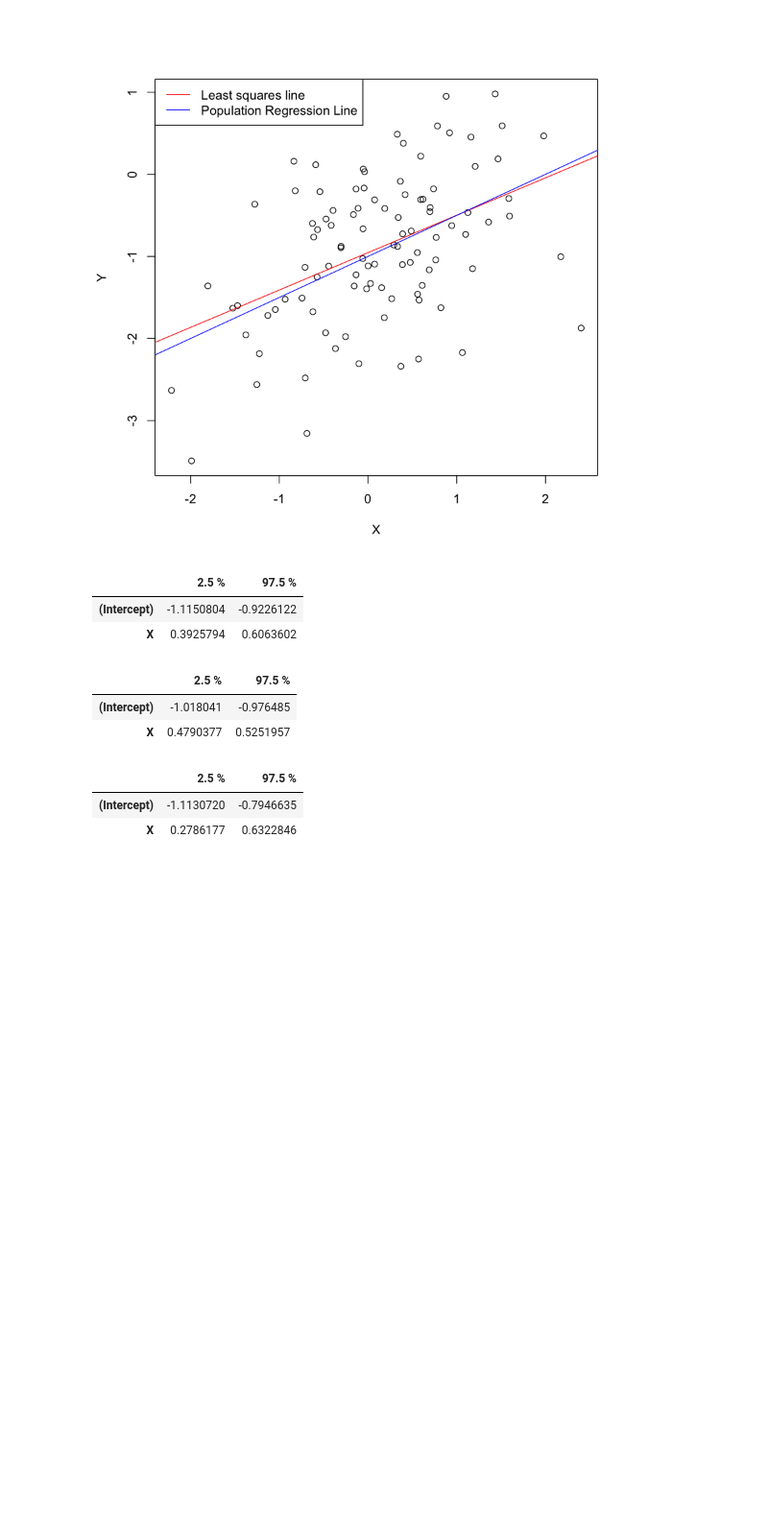
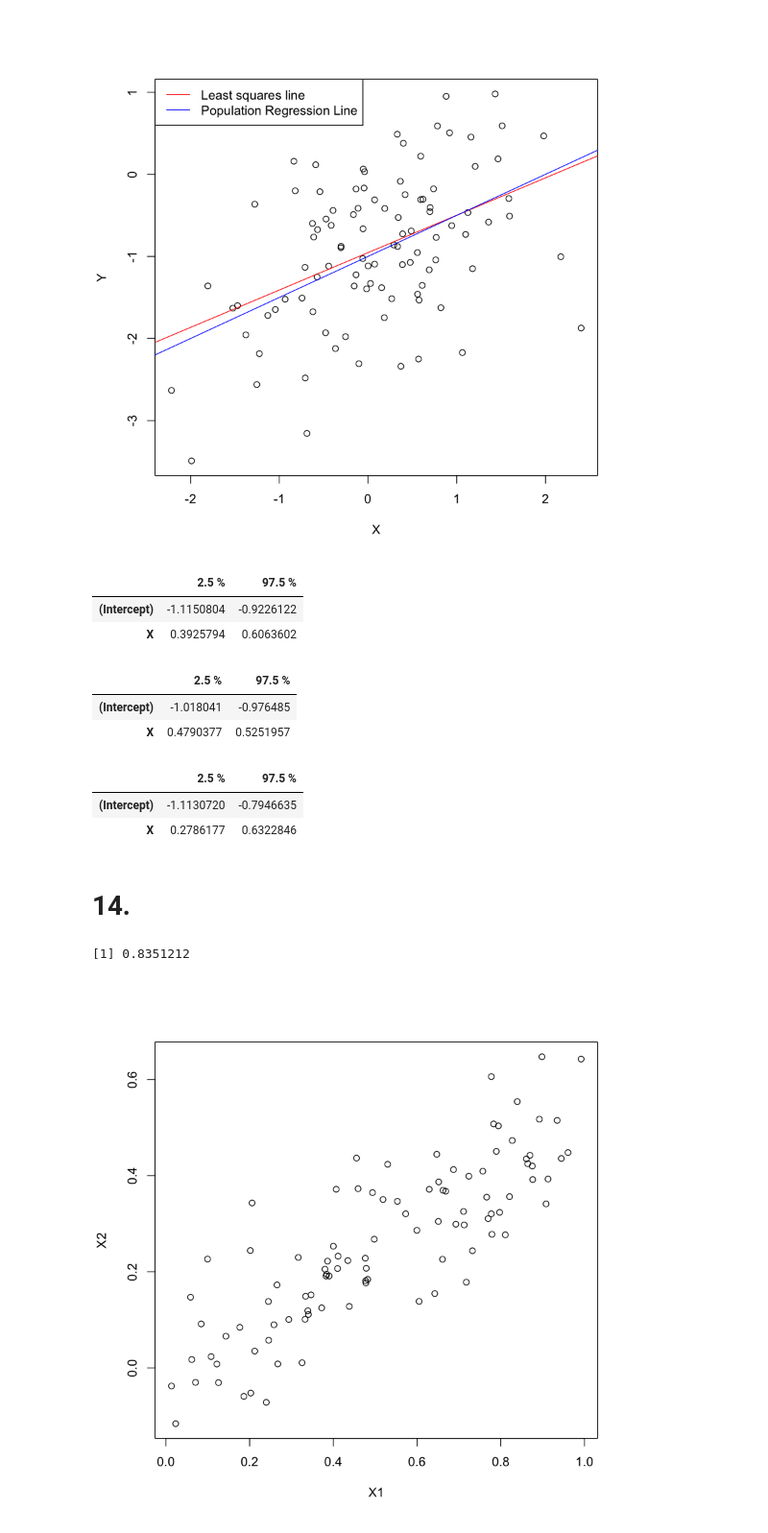
Before and after one commit to Deborah-Digges/statistical-learning, a Jupyter notebook: linear-regression/solution-linear-regression-part-3.ipynb, the cells around one changed output. Shown at 96% size. Drawn from its saved outputs; the diff is of its cells as text; code cells hidden in the pictures; blank space fills up the shorter version.

```diff
--- a/linear-regression/solution-linear-regression-part-3.ipynb
+++ b/linear-regression/solution-linear-regression-part-3.ipynb
@@ -224,0 +227,8 @@ confint(more_noise_fit)
+# %% [markdown]
+# 14.
+# %%
+# a.)
+set.seed(1)
+X1 = runif(100)
+X2 = 0.5 * X1 + rnorm(100)/10
+Y = 2 + 2 * X1 + 0.3 * X2 + rnorm(100)
@@ -224,0 +241,8 @@ confint(more_noise_fit)
+# %%
+cor(X1, X2)
+# %% [output]
+[1] 0.8351212
+# %%
+plot(X1, X2)
+# %% [output]
+[figure, added]
```
Also changed, not shown: parts of 41 cells of this notebook.
